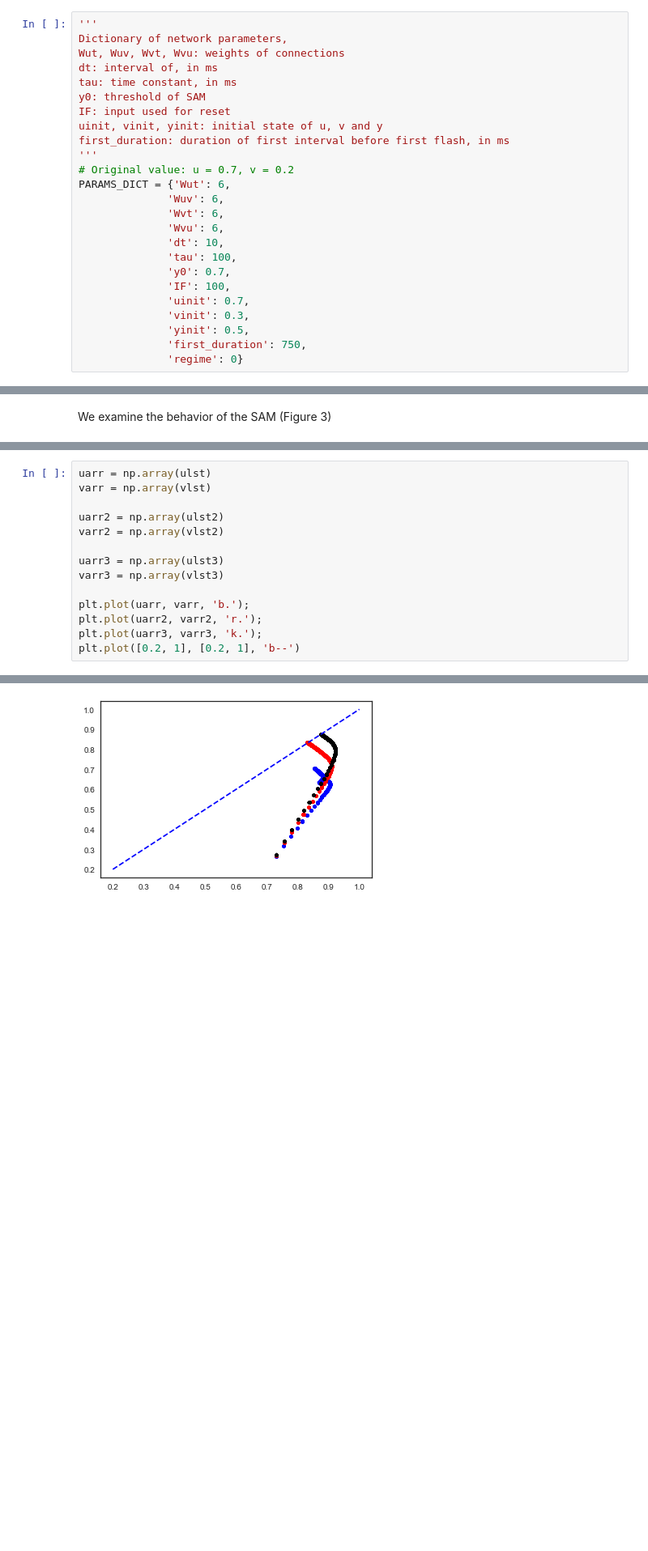
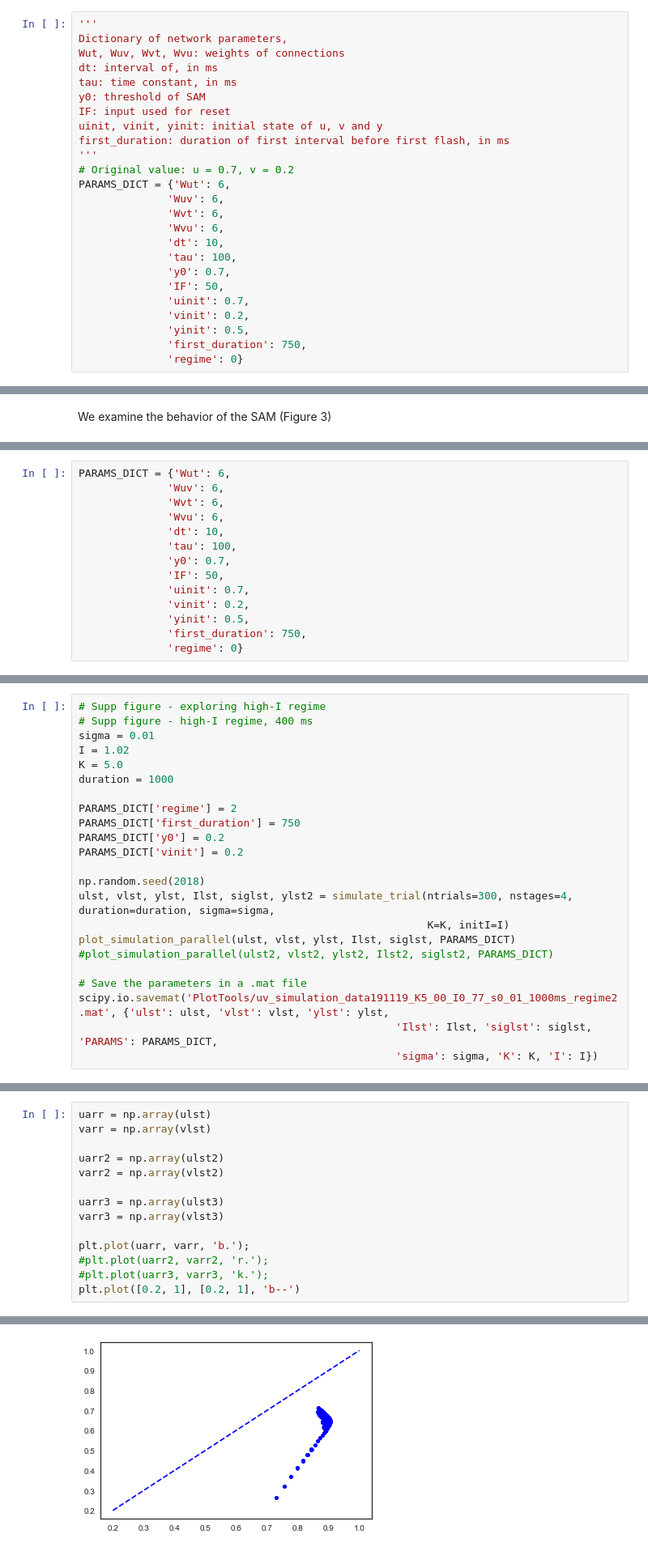
Before and after one commit to jazlab/SE_NL_MJ_2020, a Jupyter notebook: SAM_simulations.ipynb, the cells around one changed output, grey strips where cells are left out. Shown at 81% size. Cells and saved outputs as stored; diff of their text form; blank space fills up the shorter version.

```diff
--- a/SAM_simulations.ipynb
+++ b/SAM_simulations.ipynb
@@ -62,9 +62,9 @@ PARAMS_DICT = {'Wut': 6,
               'dt': 10,
               'tau': 100,
               'y0': 0.7,
-              'IF': 100,
+              'IF': 50,
               'uinit': 0.7,
-              'vinit': 0.3,
+              'vinit': 0.2,
               'yinit': 0.5,
               'first_duration': 750,
               'regime': 0}
@@ -454,0 +596,14 @@ uinit = 0.7 vinit = 0.2
+# %%
+PARAMS_DICT = {'Wut': 6,
+              'Wuv': 6,
+              'Wvt': 6,
+              'Wvu': 6,
+              'dt': 10,
+              'tau': 100,
+              'y0': 0.7,
+              'IF': 50,
+              'uinit': 0.7,
+              'vinit': 0.2,
+              'yinit': 0.5,
+              'first_duration': 750,
+              'regime': 0}
@@ -496,0 +698,23 @@ Mean tp =  10.0 std tp =  0.0
+# %%
+# Supp figure - exploring high-I regime
+# Supp figure - high-I regime, 400 ms
+sigma = 0.01
+I = 1.02
+K = 5.0
+duration = 1000
+
+PARAMS_DICT['regime'] = 2
+PARAMS_DICT['first_duration'] = 750
+PARAMS_DICT['y0'] = 0.2
+PARAMS_DICT['vinit'] = 0.2
+
+np.random.seed(2018)
+ulst, vlst, ylst, Ilst, siglst, ylst2 = simulate_trial(ntrials=300, nstages=4, duration=duration, sigma=sigma,
+                                                       K=K, initI=I)
+plot_simulation_parallel(ulst, vlst, ylst, Ilst, siglst, PARAMS_DICT)
+#plot_simulation_parallel(ulst2, vlst2, ylst2, Ilst2, siglst2, PARAMS_DICT)
+
+# Save the parameters in a .mat file
+scipy.io.savemat('PlotTools/uv_simulation_data191119_K5_00_I0_77_s0_01_1000ms_regime2.mat', {'ulst': ulst, 'vlst': vlst, 'ylst': ylst,
+                                                  'Ilst': Ilst, 'siglst': siglst, 'PARAMS': PARAMS_DICT,
+                                                  'sigma': sigma, 'K': K, 'I': I})
@@ -497,17 +724,17 @@ Mean tp =  10.0 std tp =  0.0
 # %%
 uarr = np.array(ulst)
 varr = np.array(vlst)
 
 uarr2 = np.array(ulst2)
 varr2 = np.array(vlst2)
 
 uarr3 = np.array(ulst3)
 varr3 = np.array(vlst3)
 
 plt.plot(uarr, varr, 'b.');
-plt.plot(uarr2, varr2, 'r.');
-plt.plot(uarr3, varr3, 'k.');
+#plt.plot(uarr2, varr2, 'r.');
+#plt.plot(uarr3, varr3, 'k.');
 plt.plot([0.2, 1], [0.2, 1], 'b--')
 # %% [output]
 [<matplotlib.lines.Line2D at 0x...>]
-[figure, old version]
+[figure, new version]
```
Also changed, not shown: parts of 40 cells of this notebook, 2 other files.
